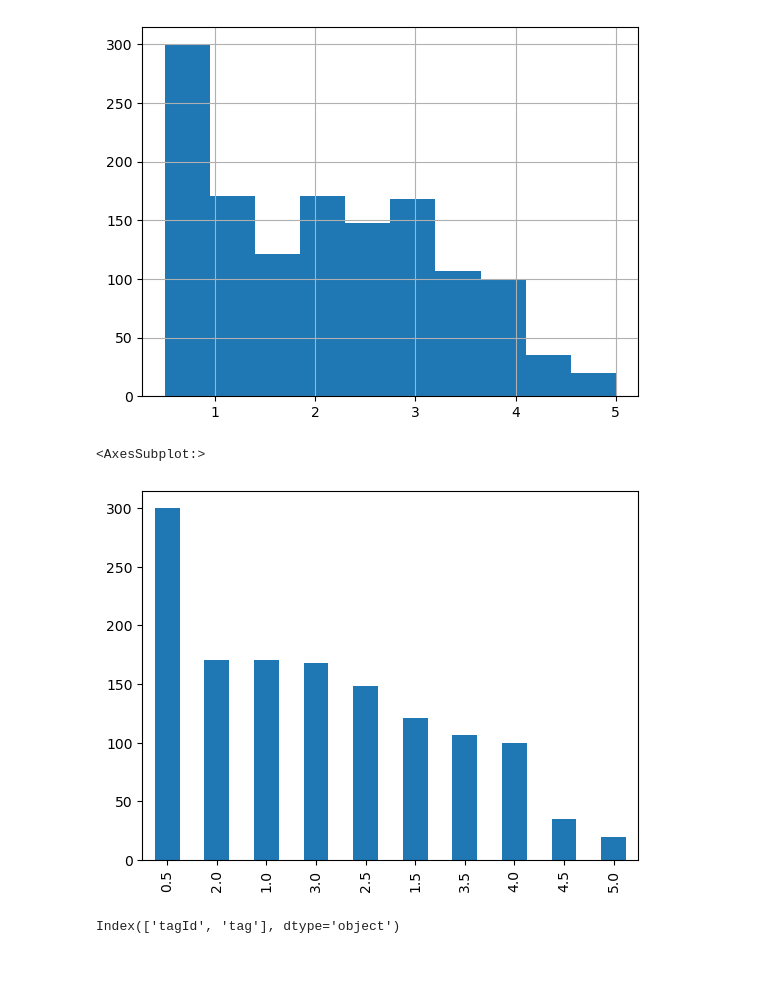
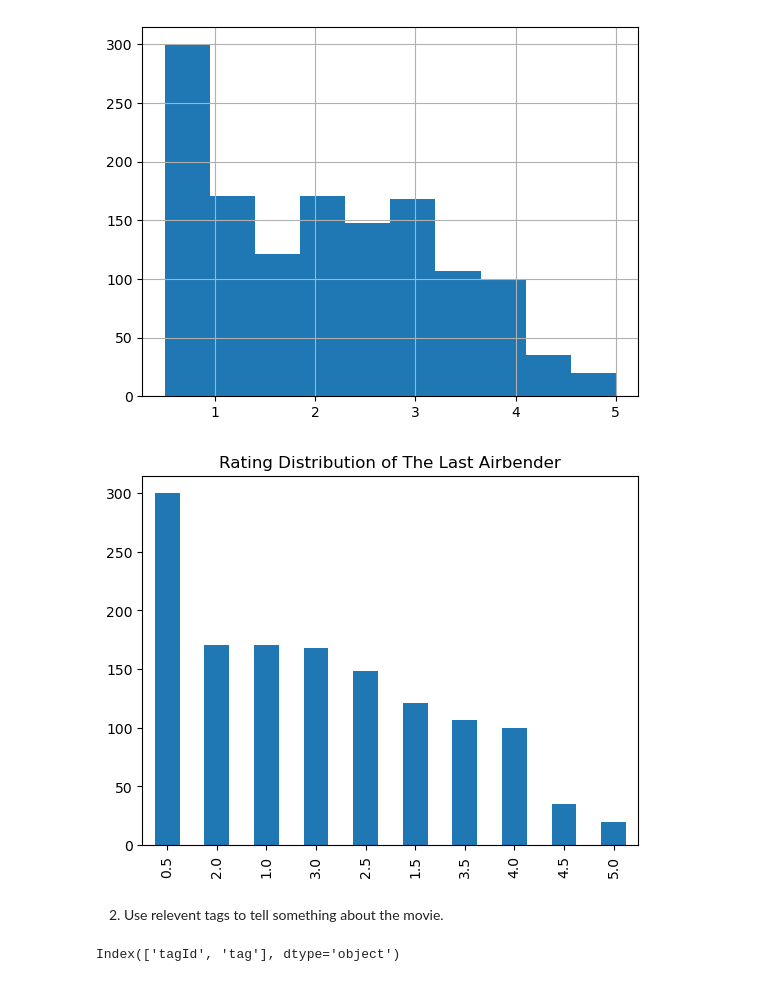
Before and after one commit to ch00226855/CMP464788Spring2023, a Jupyter notebook: Week13_GroupByMechanics.ipynb, the cells around one changed output. Saved outputs shown, nothing was run; the diff lists cells and outputs as text; code cells hidden in the pictures.

```diff
--- a/Week13_GroupByMechanics.ipynb
+++ b/Week13_GroupByMechanics.ipynb
@@ -411,9 +469,12 @@ ratings_subset['rating'].hist()
 [figure]
 # %%
 ratings_subset['rating'].value_counts().plot.bar()
+plt.title("Rating Distribution of The Last Airbender")
+plt.show()
 # %% [output]
-<AxesSubplot:>
-[figure, old version]
+[figure, new version]
+# %% [markdown]
+2. Use relevent tags to tell something about the movie.
 # %%
 tags.columns
 # %% [output]
```
Also changed, not shown: parts of 43 cells of this notebook.
